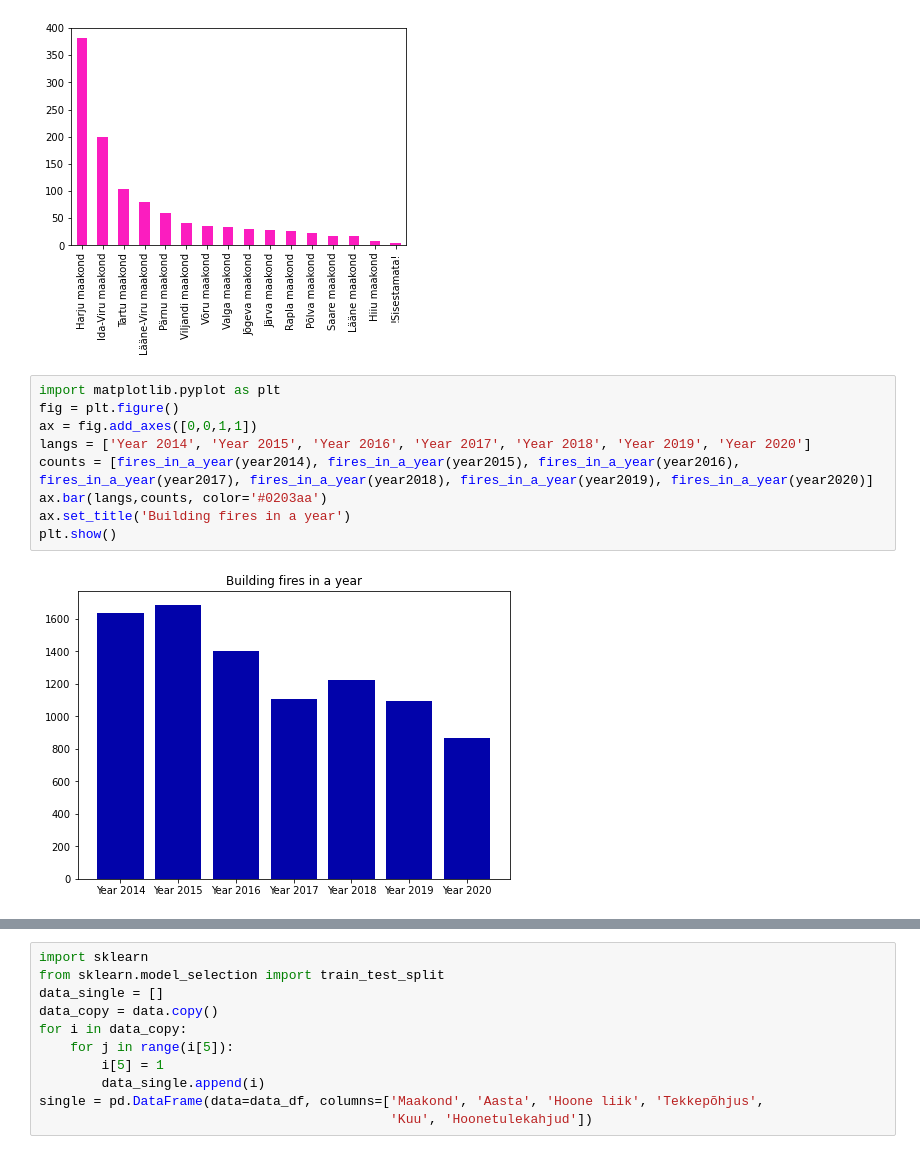
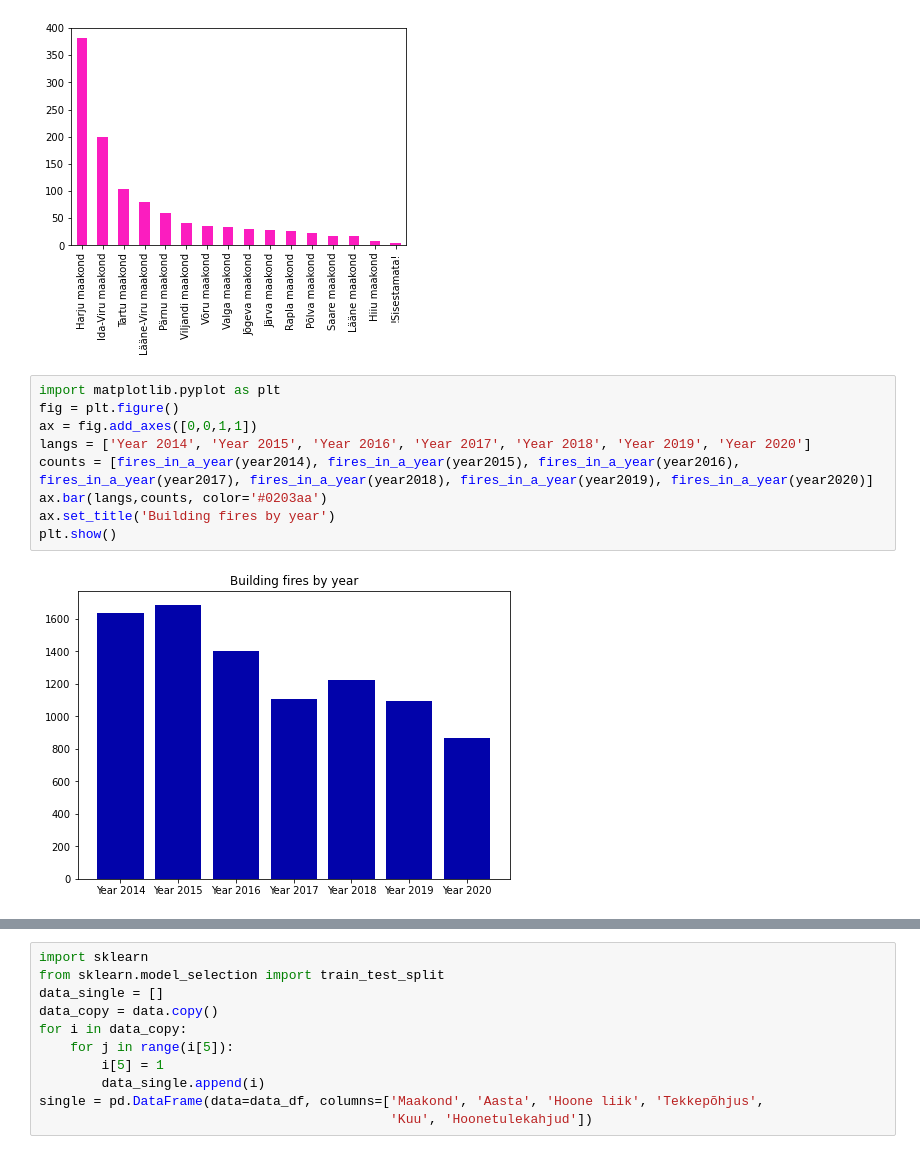
Before and after one commit to KatiIlus/IDC_Project_Fires_in_Estonia, a Jupyter notebook: Fires_in_Estonia.ipynb, the cells around one changed output, grey strips where cells are left out. Cells and saved outputs as stored; diff of their text form.

```diff
--- a/Fires_in_Estonia.ipynb
+++ b/Fires_in_Estonia.ipynb
@@ -154,14 +149,14 @@ plt.show()
 # %%
 import matplotlib.pyplot as plt
 fig = plt.figure()
 ax = fig.add_axes([0,0,1,1])
 langs = ['Year 2014', 'Year 2015', 'Year 2016', 'Year 2017', 'Year 2018', 'Year 2019', 'Year 2020']
 counts = [fires_in_a_year(year2014), fires_in_a_year(year2015), fires_in_a_year(year2016), fires_in_a_year(year2017), fires_in_a_year(year2018), fires_in_a_year(year2019), fires_in_a_year(year2020)]
 ax.bar(langs,counts, color='#0203aa')
-ax.set_title('Building fires in a year')
+ax.set_title('Building fires by year')
 plt.show()
 # %% [output]
-[figure, old version]
+[figure, new version]
 # %%
 #Maakonnad ja arvud 2019 aastal
 year = y2019.value_counts().index.tolist()
```
Also changed, not shown: parts of 20 cells of this notebook, 2 other files.
